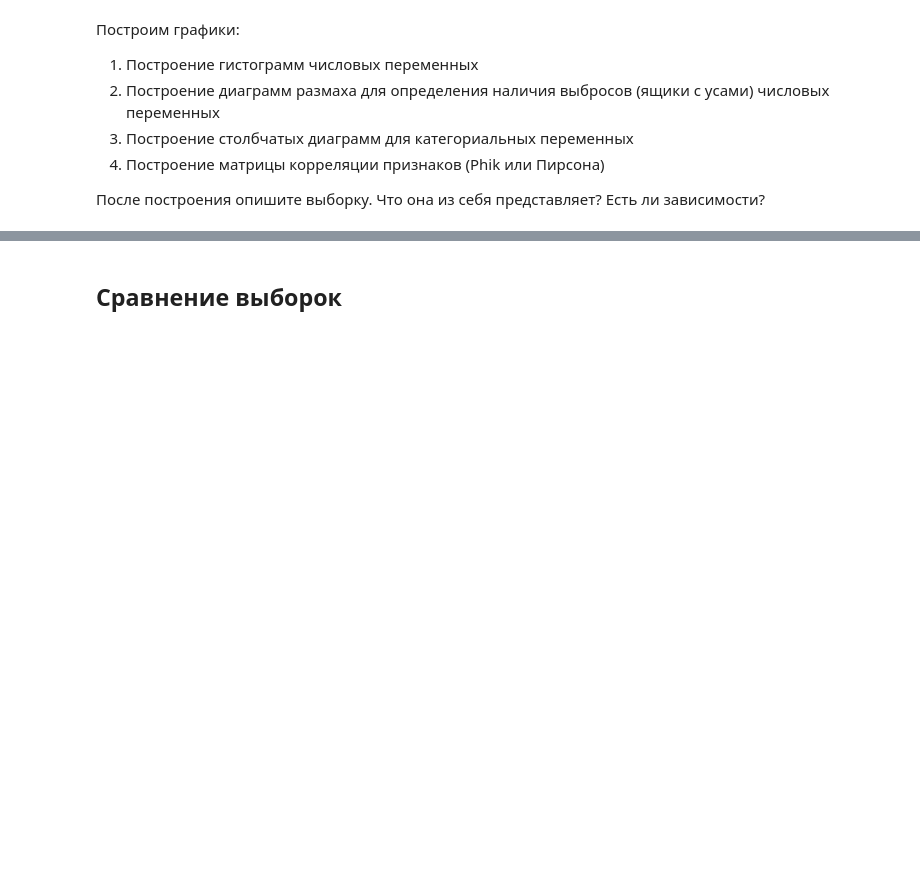
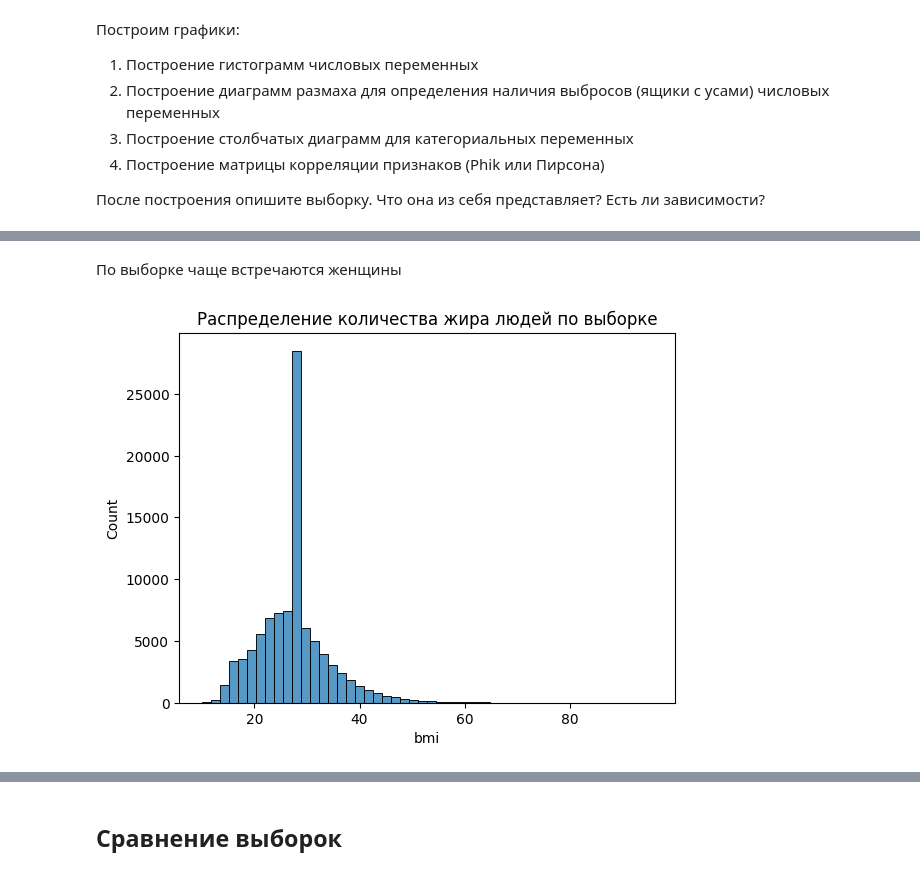
Before and after one commit to W1llAnn/1tdata-homework, a Jupyter notebook: 1.5 - homework PRO.ipynb, the cells around one changed output, grey strips where cells are left out. Drawn from its saved outputs; the diff is of its cells as text; code cells hidden in the pictures; blank space fills up the shorter version.

```diff
--- a/1.5 - homework PRO.ipynb
+++ b/1.5 - homework PRO.ipynb
@@ -184,0 +338,8 @@ array(['Female', 'Male', 'Other'], dtype=object)
+# %% [markdown]
+По выборке чаще встречаются женщины
+# %%
+sns.histplot(df['bmi'], bins=50)
+plt.title('Распределение количества жира людей по выборке')
+plt.show()
+# %% [output]
+[figure, added]
```
Also changed, not shown: parts of 87 cells of this notebook.
